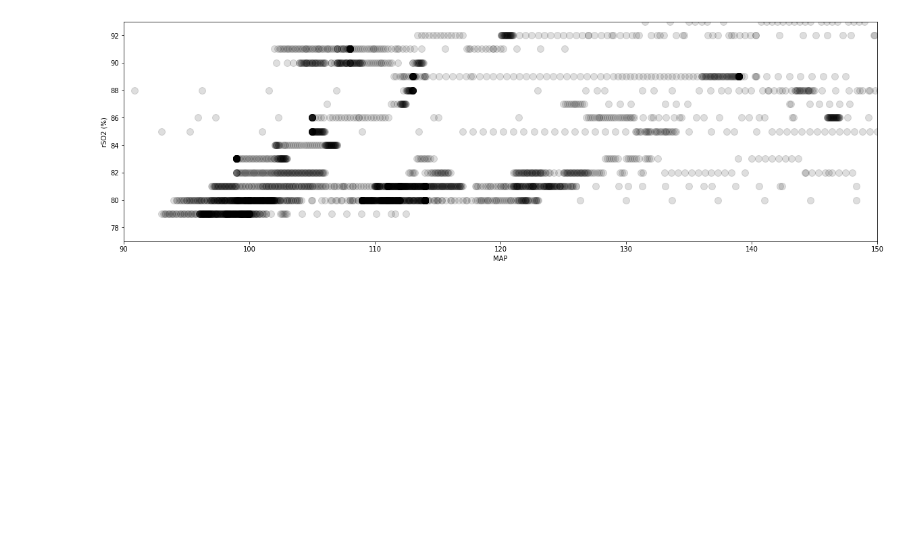
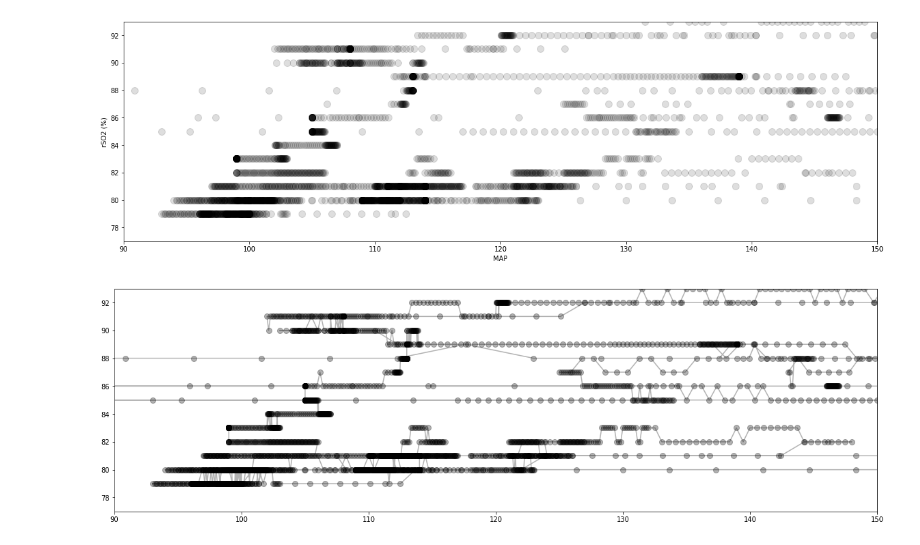
Before and after one commit to makes/zoll-json, a Jupyter notebook: zoll-abp.ipynb, the cells around one changed output. Cells and saved outputs as stored; diff of their text form; code cells hidden in the pictures; blank space fills up the shorter version.

Commit message:
Added plot with connected markers

```diff
--- a/zoll-abp.ipynb
+++ b/zoll-abp.ipynb
@@ -128,3 +128,11 @@ nirs_df.plot.scatter(x = 'MAP', y = 'rSO2 (%)', xlim=(90,150), ylim=(77,93), fig
 # %% [output]
 <matplotlib.axes._subplots.AxesSubplot at 0x...>
 [figure]
+# %%
+fig, ax1 = plt.subplots(figsize=(20,6))
+ax1.set_xlim((90,150))
+ax1.set_ylim((77,93))
+ax1.plot(nirs_df['MAP'], nirs_df['rSO2 (%)'], 'o-', markersize=8, color='k', alpha=0.3)
+plt.show()
+# %% [output]
+[figure, added]
```
Also changed, not shown: parts of 1 cell of this notebook.
